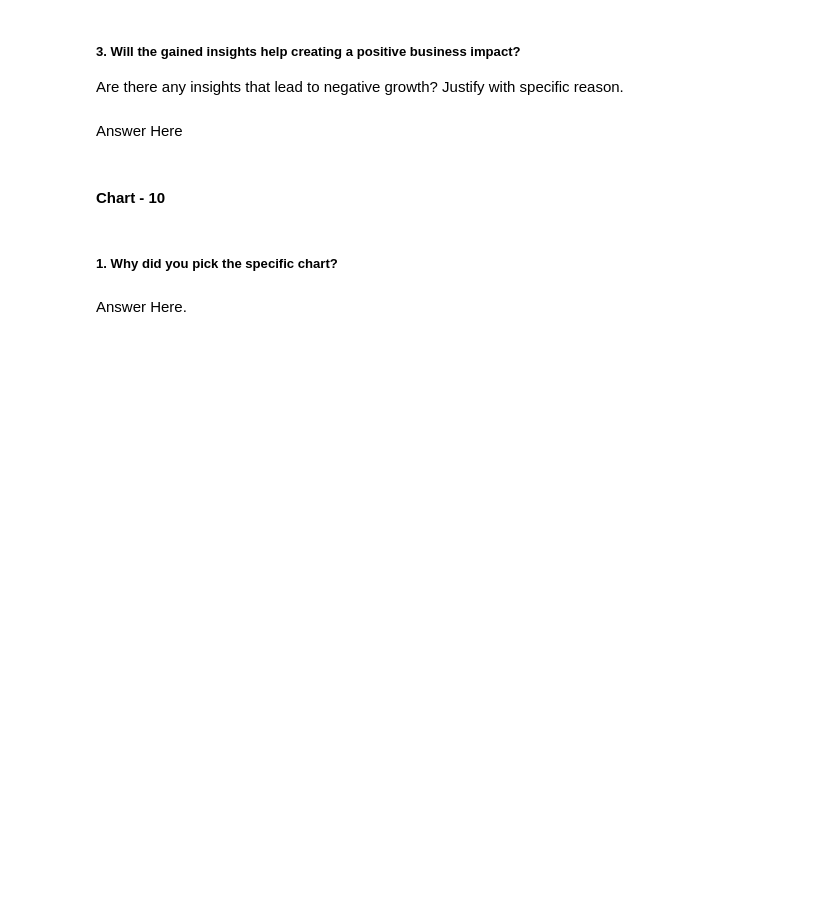
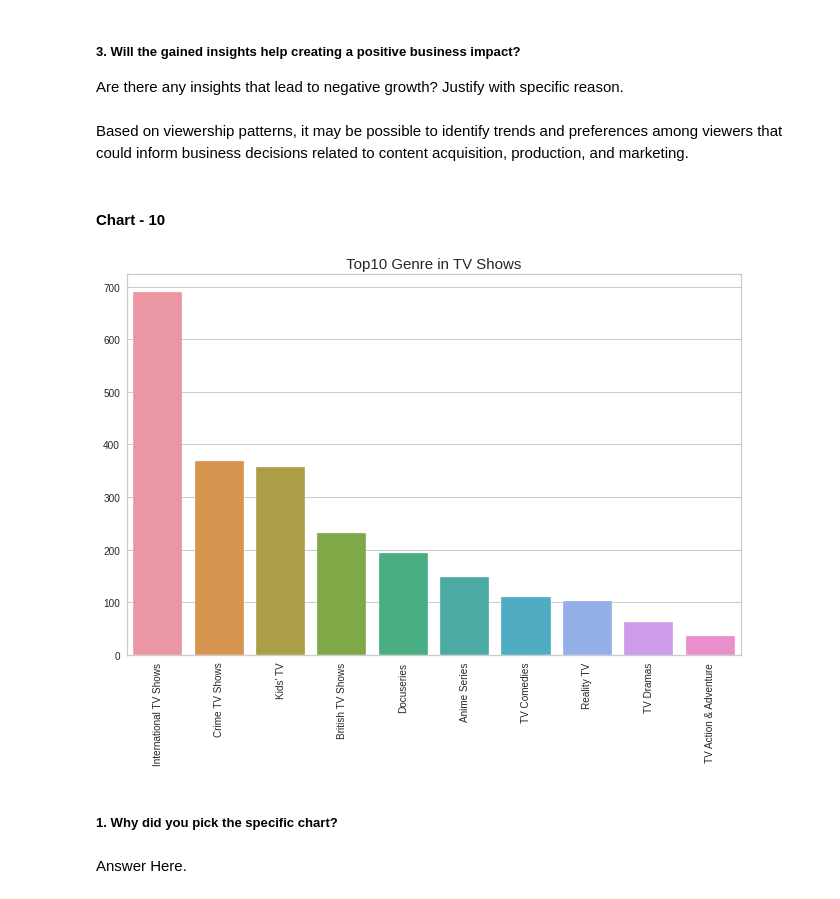
Before and after one commit to HKishanPatel/Netflix-Movies-and-TV-Shows-Clustering, a Jupyter notebook: Netflix_Movies_and_TV_Shows_Clustering.ipynb, the cells around one changed output. Cells and saved outputs as stored; diff of their text form; code cells hidden in the pictures; blank space fills up the shorter version.

```diff
--- a/Netflix_Movies_and_TV_Shows_Clustering.ipynb
+++ b/Netflix_Movies_and_TV_Shows_Clustering.ipynb
@@ -675,7 +704,7 @@ Answer Here
 # %% [markdown]
 ##### 3. Will the gained insights help creating a positive business impact?
 Are there any insights that lead to negative growth? Justify with specific reason.
-# %% [markdown]
-Answer Here
+# %% [markdown]
+Based on viewership patterns, it may be possible to identify trends and preferences among viewers that could inform business decisions related to content acquisition, production, and marketing.
 # %% [markdown]
 #### Chart - 10
@@ -684,3 +711,14 @@ Answer Here
+# %%
+# Chart - 10 visualization code
+# Top10 Genre in TV Shows
+plt.figure(figsize=(11,7))
+sns.barplot(x = netflix_shows["listed_in"].value_counts().head(10).index,
+            y = netflix_shows["listed_in"].value_counts().head(10).values)
+plt.xticks(rotation=90)
+plt.title('Top10 Genre in TV Shows',fontsize = 15)
+plt.show()
+# %% [output]
+[figure, added]
 # %% [markdown]
 ##### 1. Why did you pick the specific chart?
 # %% [markdown]
```
Also changed, not shown: parts of 37 cells of this notebook.
